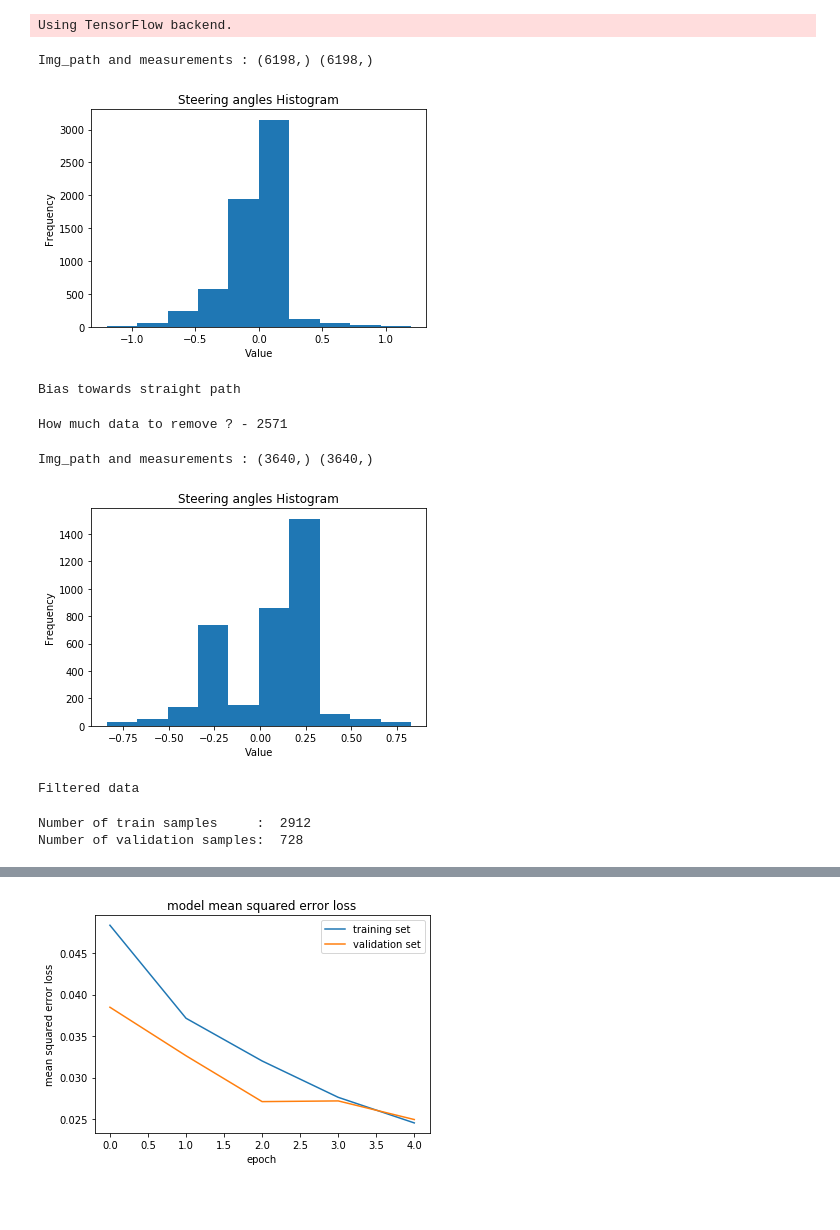
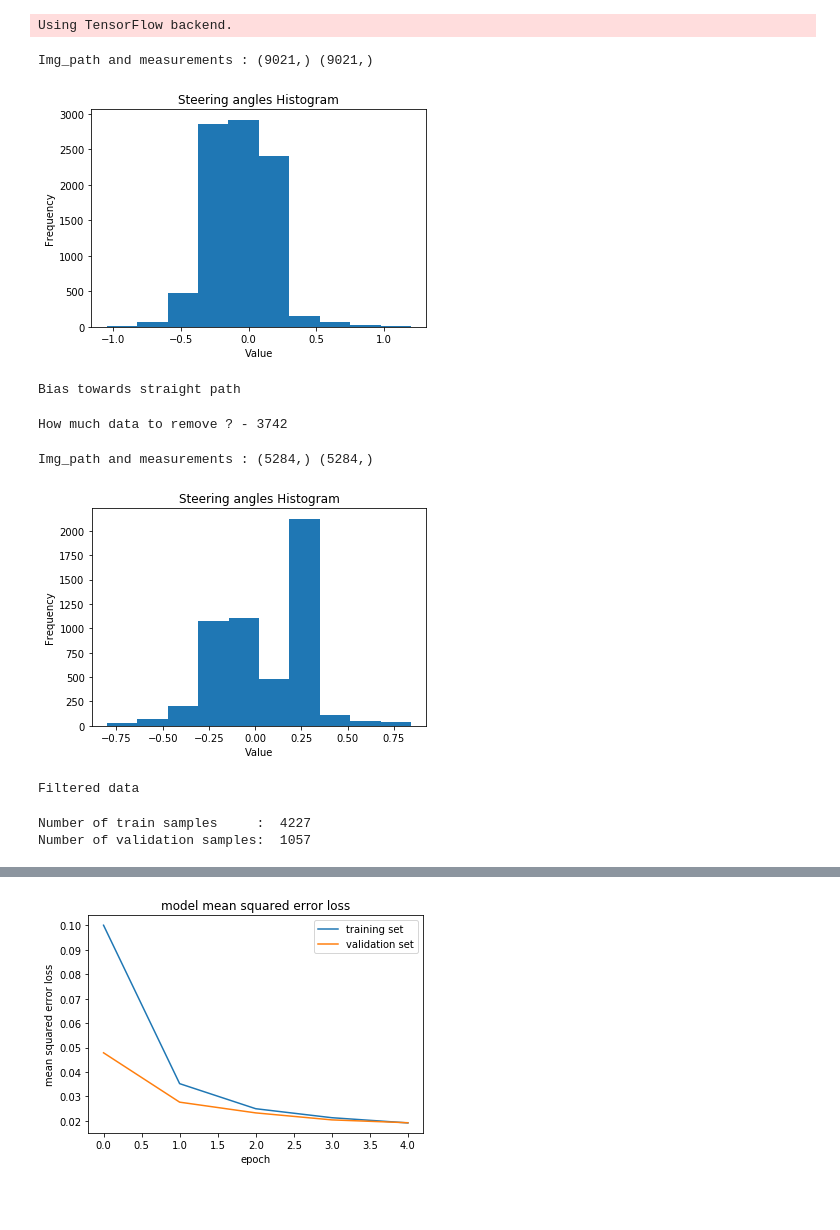
Before and after one commit to 2sbsbsb/CarND-Behavioral-Cloning-P3, a Jupyter notebook: model.ipynb, the cells around one changed output, grey strips where cells are left out. Cells and saved outputs as stored; diff of their text form; code cells hidden in the pictures.

```diff
--- a/model.ipynb
+++ b/model.ipynb
@@ -18,28 +19,10 @@ Using TensorFlow backend.
 ##  Read the data from driving_log generated using the simulator in training mode
 ##
 lines = []
-with open("data/driving_log.csv") as csvfile:
+with open("training_data/driving_log.csv") as csvfile:
     reader = csv.reader(csvfile)
     for line in reader:
         lines.append(line)
-
-#
-#  Reading the images center,left,right images with no steering angle correction
-#  Commenting this out as loading too many images in memory not efficient instead going to use generator
-#
-'''
-images = []
-measurements =[]
-for line in lines:
-    for i in range(3):
-        source_path = line[i]
-        # The m/c is same as the m/c where data is generated so no need to make any correction in the path
-        current_path = source_path
-        image = cv2.imread(current_path)
-        images.append(image)
-        measurement = float(line[3])
-        measurements.append(measurement);
-'''
 
 #
 #  Reading the img_paths (center,left,right img path and taking sterring angle correction for left, right into account)
@@ -76,7 +59,7 @@ measurements = np.array(measurements)
 
 print('Img_path and measurements :', img_paths.shape, measurements.shape)
 # %% [output]
-Img_path and measurements : (6198,) (6198,)
+Img_path and measurements : (9021,) (9021,)
 # %%
 # Plot distribution of samples steering initial angles after prefiltering central angle samples
 plt.hist(measurements)
@@ -88,7 +71,7 @@ plt.show()
 
 print ('Bias towards straight path')
 # %% [output]
-[figure, old version]
+[figure, new version]
 Bias towards straight path
 # %%
 # Calculate the index to filter the data
@@ -110,7 +93,7 @@ for i in range(len(measurements)):
 
 print("How much data to remove ? -", len(remove_index))
 # %% [output]
-How much data to remove ? - 2571
+How much data to remove ? - 3742
 # %%
 ## Filter data
 
@@ -129,8 +112,8 @@ plt.show()
 
 print('Filtered data')
 # %% [output]
-Img_path and measurements : (3640,) (3640,)
+Img_path and measurements : (5284,) (5284,)
-[figure, old version]
+[figure, new version]
 Filtered data
 # %%
 ##
@@ -142,11 +125,9 @@ train_samples, validation_samples = train_test_split(samples, test_size=0.2)
 print('Number of train samples     : ', len(train_samples))
 print('Number of validation samples: ', len(validation_samples))
 # %% [output]
-Number of train samples     :  2912
-Number of validation samples:  728
+Number of train samples     :  4227
+Number of validation samples:  1057
 # %%
-
-
 ## Regression Network
 from keras.models import Sequential
 from keras.layers import Flatten, Dense
@@ -187,26 +168,10 @@ def generator(samples, batch_size=32):
 train_generator = generator(train_samples, batch_size=32)
 validation_generator = generator(validation_samples, batch_size=32)
 
-
 model = Sequential()
-#model.add(Flatten(input_shape=(160,320,3)))
 model.add(Lambda(lambda x: (x / 255.0) - 0.5, input_shape=(160,320,3)))
-#model.add(Lambda(lambda x: (x / 255.0) - 0.5, input_shape=(x_train.shape[1],x_train.shape[2],x_train.shape[3])))
 # Crop the top 50% as it is mostly sky, and the bottom 20% as it is hood of the car
 model.add(Cropping2D(cropping=((50,20),(0,0))))
-#model.add(Lambda(lambda x: (x / 255.0) - 0.5, input_shape=(160,320,3)))
-
-#model.add(Flatten(input_shape=(x_train.shape[1],x_train.shape[2],x_train.shape[3])))
-#model.add(Flatten())
-#model.add(Dense(1))
-
-
-#train_generator = generator(train_samples, batch_size=32)
-#validation_generator = generator(validation_samples, batch_size=32)
-
-#model = Sequential()
-#model.add(Lambda(lambda x:x/255.0 - 0.5,input_shape=(160,320,3)))
-#model.add(Cropping2D(cropping=((50,20),(0,0))))
 
 '''Google LeNet
 model.add(Convolution2D(6,5,5,activation="relu"))
@@ -220,27 +185,22 @@ model.add(Dense(1))
 '''
 
 # NVDIA
+reg = 1e-3
 model.add(Convolution2D(24,5,5,subsample=(2,2),activation="relu"))
 model.add(Convolution2D(36,5,5,subsample=(2,2),activation="relu"))
 model.add(Convolution2D(48,5,5,subsample=(2,2),activation="relu"))
 model.add(Convolution2D(64,3,3,activation="relu"))
 model.add(Convolution2D(64,3,3,activation="relu"))
 model.add(Flatten())
-model.add(Dense(100))
-model.add(Dense(50))
-model.add(Dense(10))
+model.add(Dropout(0.5))
+model.add(Dense(100,activation="relu",W_regularizer=l2(reg)))
+model.add(Dense(50,activation="relu",W_regularizer=l2(reg)))
+model.add(Dense(10,activation="relu",W_regularizer=l2(reg)))
 model.add(Dense(1))
 
 model.compile(loss="mse", optimizer="adam")
-##model.fit(x_train, y_train, validation_split=0.2, shuffle=True, nb_epoch=2)
-##model.save("model.h5")
-
 history_object = model.fit_generator(train_generator, samples_per_epoch= len(train_samples)*2, validation_data=validation_generator, nb_val_samples=len(validation_samples)*2, nb_epoch=5, verbose =1)
 model.save('model.h5')
-
-### Visualization -Outputting Training and Validation Loss Metrics
-#history_object = model.fit_generator(train_generator, samples_per_epoch= len(train_samples), validation_data=validation_generator, nb_val_samples=len(validation_samples), nb_epoch=2, verbose =1)
-#history_object = model.fit_generator(train_generator, samples_per_epoch= len(train_samples)*2, validation_data=validation_generator, nb_val_samples=len(validation_samples)*2, nb_epoch=3, verbose =1)
 
 
 ### print the keys contained in the history object
@@ -277,3 +237,3 @@ Validation Loss
-[figure, old version]
+[figure, new version]
 # %% [markdown]
 #
```
Also changed, not shown: parts of 2 cells of this notebook, 3 other files.
